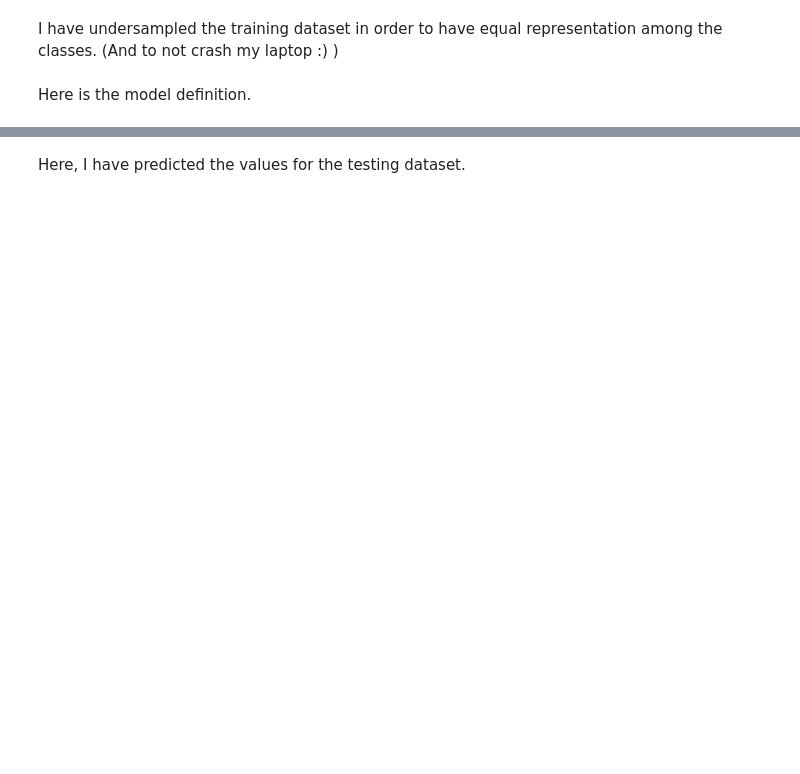
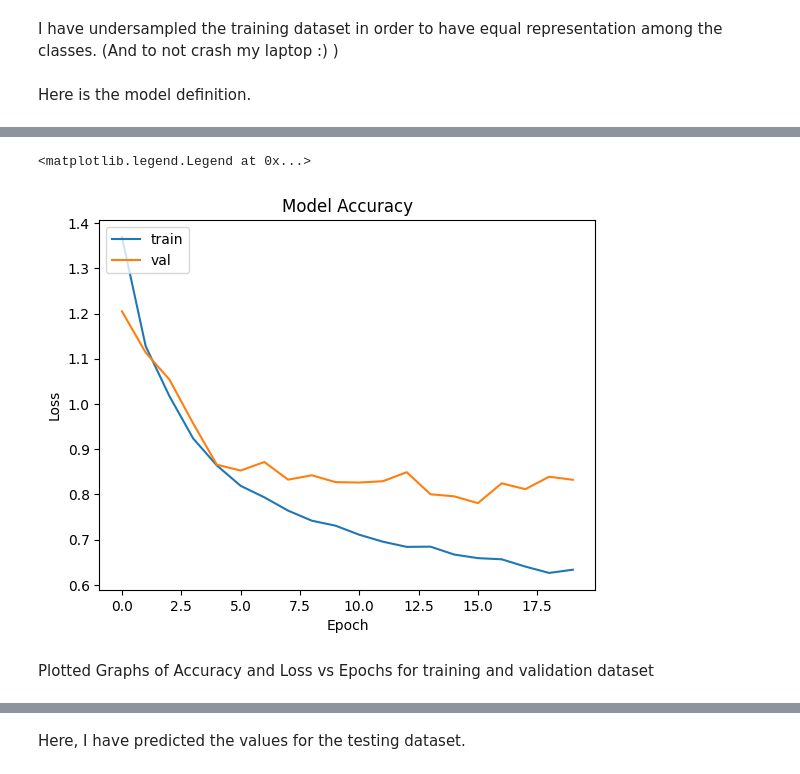
Before and after one commit to SterbenVD/IITH-Assignments, a Jupyter notebook: Clubs/TL/ML Core/Interview/interview.ipynb, the cells around one changed output, grey strips where cells are left out. Cells and saved outputs as stored; diff of their text form; code cells hidden in the pictures; blank space fills up the shorter version.

```diff
--- a/Clubs/TL/ML Core/Interview/interview.ipynb
+++ b/Clubs/TL/ML Core/Interview/interview.ipynb
@@ -139,3 +153,15 @@ Epoch 20/20
+# %%
+plt.plot(history.history['loss'])
+plt.plot(history.history['val_loss'])
+plt.title('Model Accuracy')
+plt.xlabel('Epoch')
+plt.ylabel('Loss')
+plt.legend(['train','val'], loc='upper left')
+# %% [output]
+<matplotlib.legend.Legend at 0x...>
+[figure, added]
+# %% [markdown]
+Plotted Graphs of Accuracy and Loss vs Epochs for training and validation dataset
 # %%
 y_pred = model.predict(X_test)
 y_pred
```
Also changed, not shown: parts of 10 cells of this notebook.
